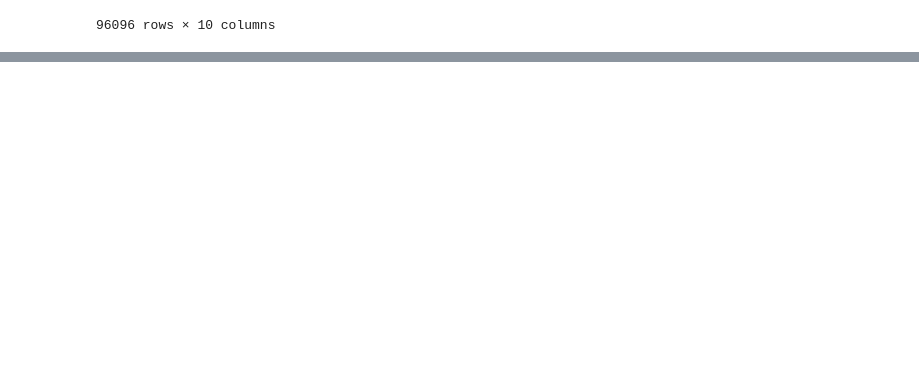
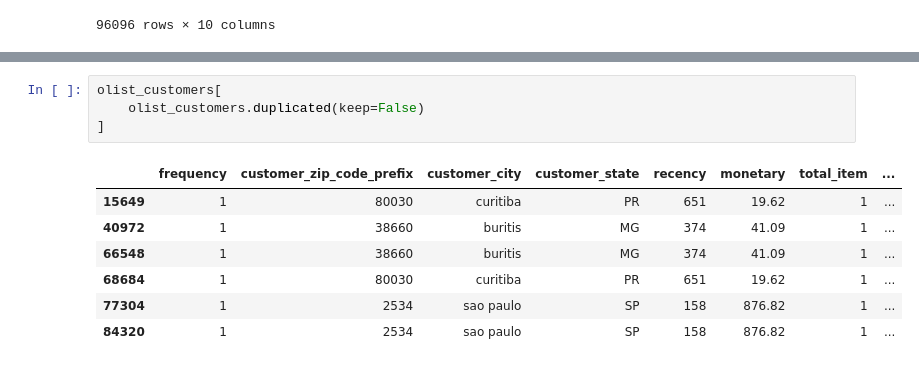
Before and after one commit to Avcuongy/data-mining-project, a Jupyter notebook: notebooks/3_univariate.ipynb, the cells around one changed output, grey strips where cells are left out. Saved outputs shown, nothing was run; the diff lists cells and outputs as text; blank space fills up the shorter version.

```diff
--- a/notebooks/3_univariate.ipynb
+++ b/notebooks/3_univariate.ipynb
@@ -525,0 +817,12 @@ olist_customers
+# %%
+olist_customers[
+    olist_customers.duplicated(keep=False)
+]
+# %% [output]
+|  | frequency | customer_zip_code_prefix | customer_city | customer_state | recency | monetary | total_item | ... |
+| 15649 | 1 | 80030 | curitiba | PR | 651 | 19.62 | 1 | ... |
+| 40972 | 1 | 38660 | buritis | MG | 374 | 41.09 | 1 | ... |
+| 66548 | 1 | 38660 | buritis | MG | 374 | 41.09 | 1 | ... |
+| 68684 | 1 | 80030 | curitiba | PR | 651 | 19.62 | 1 | ... |
+| 77304 | 1 | 2534 | sao paulo | SP | 158 | 876.82 | 1 | ... |
+| 84320 | 1 | 2534 | sao paulo | SP | 158 | 876.82 | 1 | ... |
```
Also changed, not shown: parts of 10 cells of this notebook.
